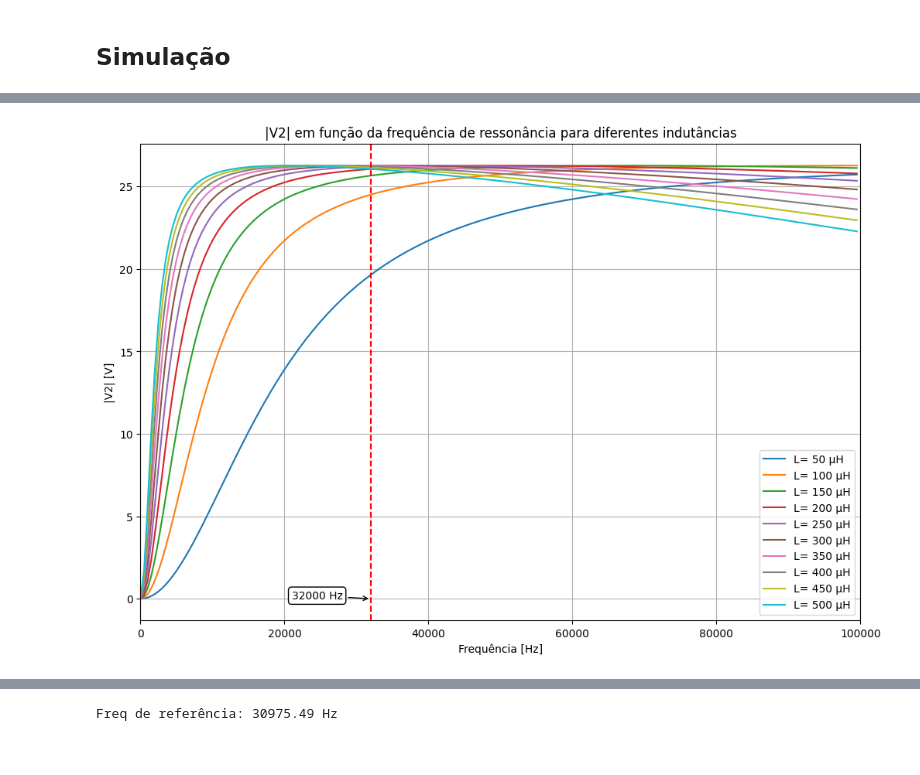
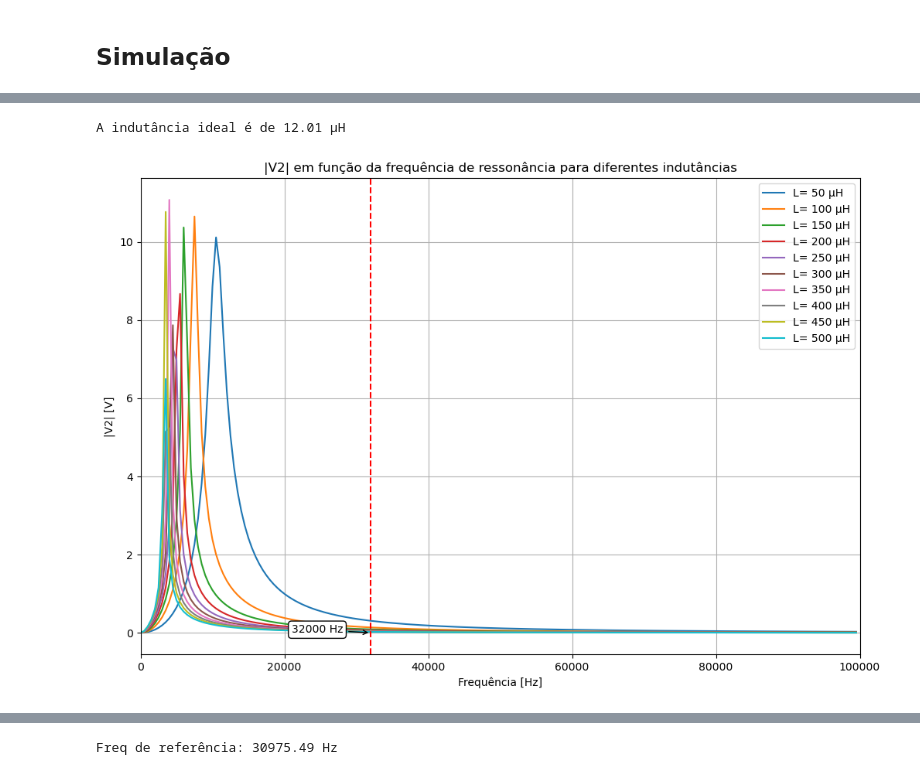
Before and after one commit to pabdutra/eletromag, a Jupyter notebook: projeto.ipynb, the cells around one changed output, grey strips where cells are left out. Saved outputs shown, nothing was run; the diff lists cells and outputs as text; code cells hidden in the pictures.

```diff
--- a/projeto.ipynb
+++ b/projeto.ipynb
@@ -59,3 +59,47 @@ def CalcularTransformador(k, f):
     ic = V2/Rc
 
     return i1, i2, ic, V2
+# %%
+plt.figure(figsize=(12,8))
+
+listaC = [150e-9, 0.1e-6, 0.47e-6, 1e-6, 4.7e-6]
+listaV2total = []
+listaFreqMax = []
+
+
+for C in listaC:
+    C1 = C2 = C
+    listaV2 = []
+    maxV2 = 0
+    freqMax = 0
+
+    for f in PossiveisFreq:
+        w = 2*math.pi*f
+        L1 = L2 = 1/((w**2)*C)
+        i1, i2, ic , V2 = CalcularTransformador(kFixo, f)
+
+        listaV2.append(abs(V2))
+        if abs(V2) > maxV2:
+            maxV2 = abs(V2)
+            freqMax = f
+
+    listaV2total.append(listaV2)
+    listaFreqMax.append(freqMax)
+
+    plt.axvline(x=freqMax, ymin=0, ymax=1, c='r', ls='--')
+    plt.annotate(f'{freqMax:.0f} Hz', (freqMax, 0), xytext=(freqMax-11000, 0), bbox=dict(boxstyle='round', fc='w', ec='k', lw=1), arrowprops=dict(arrowstyle='->'))
+
+    plt.scatter(freqMax, maxV2, color='red', zorder=5)
+    plt.annotate(f'{round(maxV2, 2)} V', (freqMax, maxV2), xytext=(freqMax+2500, maxV2), bbox=dict(boxstyle='round', fc='w', ec='k', lw=1))
+
+    plt.plot(PossiveisFreq, listaV2, label=f'C= {C*1e6:0.2f} µF')
+
+
+plt.title("|V2| em função da frequência de ressonância para diferentes capacitâncias")
+plt.xlabel("Frequência [Hz]")
+plt.ylabel("|V2| [V]")
+plt.xlim(0,100e3)
+plt.grid(True)
+plt.legend()
+plt.savefig('img/capacitancias.png')
+plt.show()
@@ -62,3 +108,13 @@ def CalcularTransformador(k, f):
+# %%
+freq = listaFreqMax[2]
+C = 0.47e-6
+
+w = 2*math.pi*freq
+L1 = L2 = 1/((w**2)*C)
+
+print(f'A indutância ideal é de {L1*1e6:0.2f} µH')
+# %% [output]
+A indutância ideal é de 12.01 µH
 # %%
 # |V2| para diferentes valores de f, considerando um coeficiente de acoplamento "k" fixo em 0.2
 
@@ -66,35 +122,34 @@ plt.figure(figsize=(12,8))
 
 listaL = [50e-6, 100e-6, 150e-6, 200e-6, 250e-6, 300e-6, 350e-6, 400e-6, 450e-6, 500e-6]
 listaV2total = []
 
 for L in listaL:
     L1 = L2 = L
     listaV2 = []
 
     for f in PossiveisFreq:
         w = 2*math.pi*f
-        C1 = C2 = C = 1/((w**2)*L)
         i1, i2, ic , V2 = CalcularTransformador(kFixo, f)
 
         listaV2.append(abs(V2))
 
     listaV2total.append(listaV2)
 
     plt.plot(PossiveisFreq, listaV2, label=f'L= {L*1e6:.0f} µH')
 
 plt.title("|V2| em função da frequência de ressonância para diferentes indutâncias")
 plt.xlabel("Frequência [Hz]")
 plt.ylabel("|V2| [V]")
 plt.xlim(0,100e3)
 # Definindo faixa de frequências desejáveis
 plt.axvline(x=32000, ymin=0, ymax=1, c='r', ls='--')
 plt.annotate(f'32000 Hz', (32000, 0), xytext=(32000-11000, 0), bbox=dict(boxstyle='round', fc='w', ec='k', lw=1), arrowprops=dict(arrowstyle='->'))
 plt.grid(True)
 plt.legend()
 plt.savefig('img/indutancias.png')
 plt.show()
 # %% [output]
-[figure, old version]
+[figure, new version]
 # %%
 # Calculando a frquência de ressonância ideal (mínimo valor de diferença entre os valores de |V2| registrados para 8 indutâncias diferentes)
 
```
Also changed, not shown: parts of 11 cells of this notebook, 9 other files.
